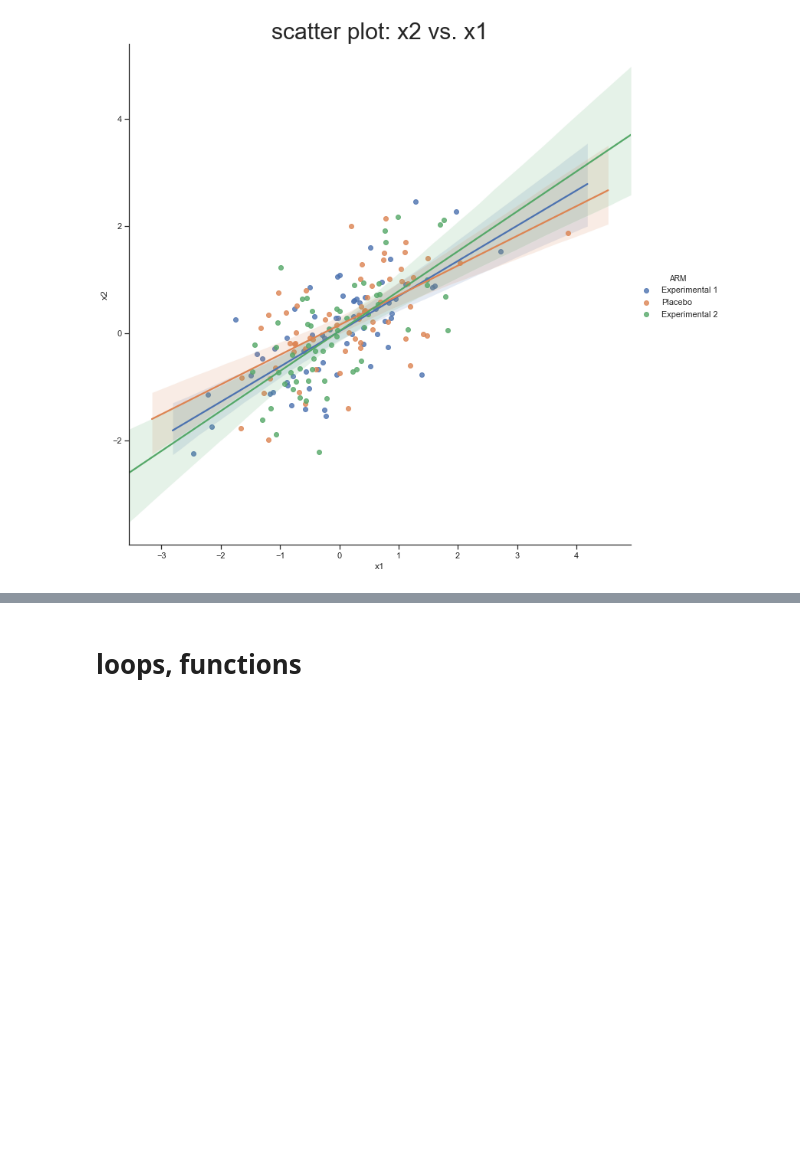
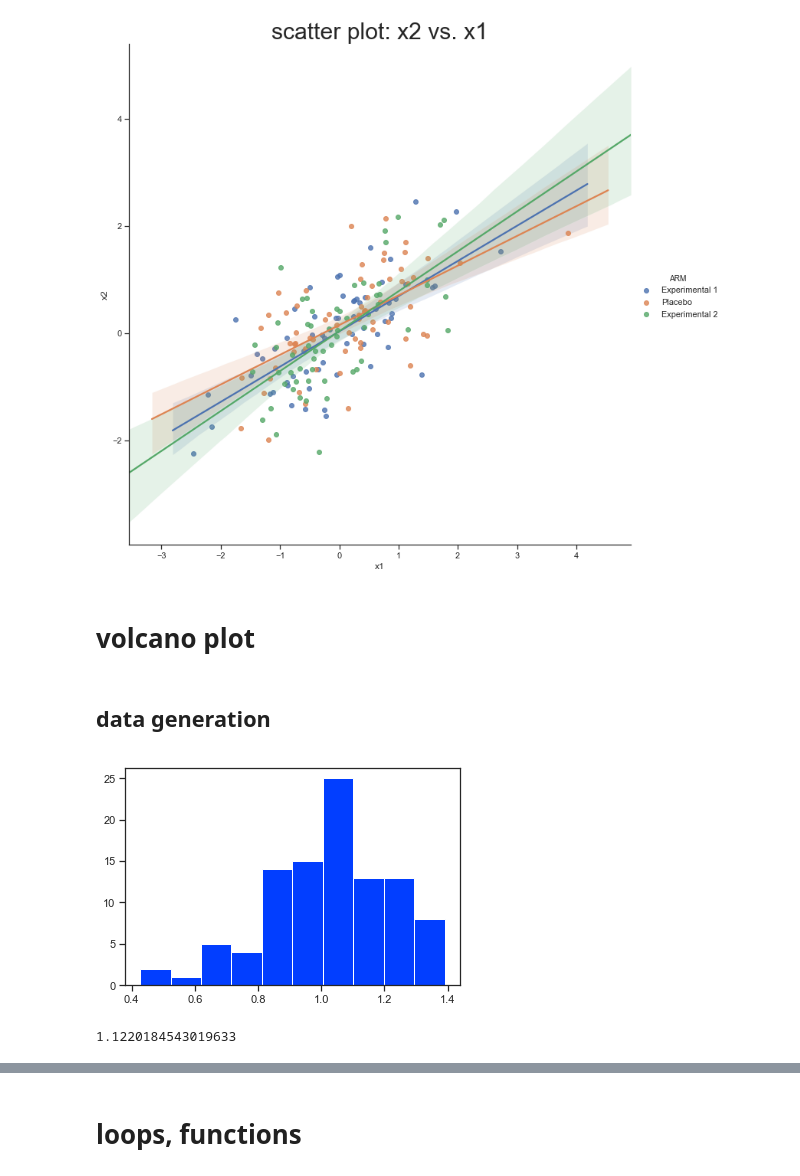
Before and after one commit to SophieRa/Formation-PYTHON, a Jupyter notebook: course_1.ipynb, the cells around one changed output, grey strips where cells are left out. Saved outputs shown, nothing was run; the diff lists cells and outputs as text; code cells hidden in the pictures; blank space fills up the shorter version.

```diff
--- a/course_1.ipynb
+++ b/course_1.ipynb
@@ -1083,3 +1164,7 @@ plt.title('scatter plot: x2 vs. x1', size=30)
 plt.show()
 # %% [output]
 [figure]
+# %% [markdown]
+# volcano plot
+# %% [markdown]
+## data generation
@@ -1085,0 +1174,8 @@ plt.show()
+# %%
+x = np.random.normal(loc=1, scale=0.2, size=100)
+# %%
+import matplotlib.pyplot as plt
+plt.hist(x)
+plt.show()
+# %% [output]
+[figure, added]
@@ -1085,0 +1198,4 @@ plt.show()
+# %%
+np.power(10,0.05)
+# %% [output]
+1.1220184543019633
```
Also changed, not shown: parts of 67 cells of this notebook.
